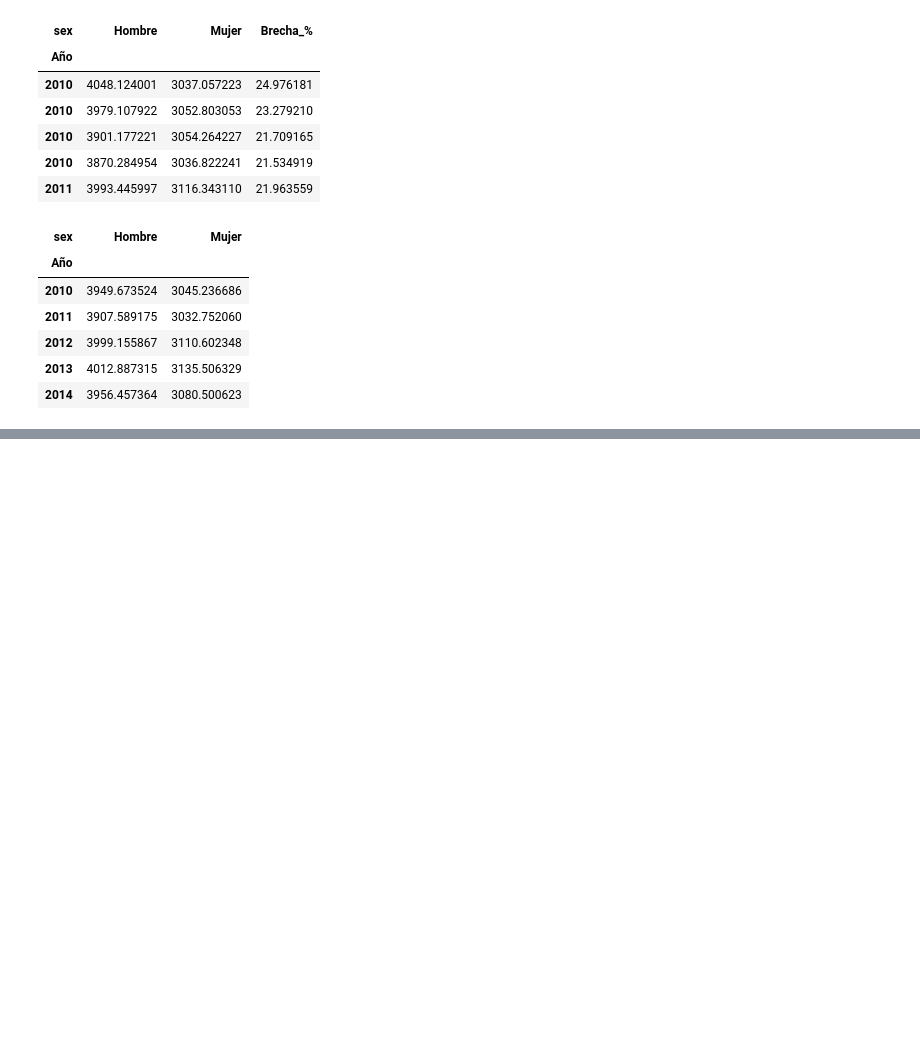
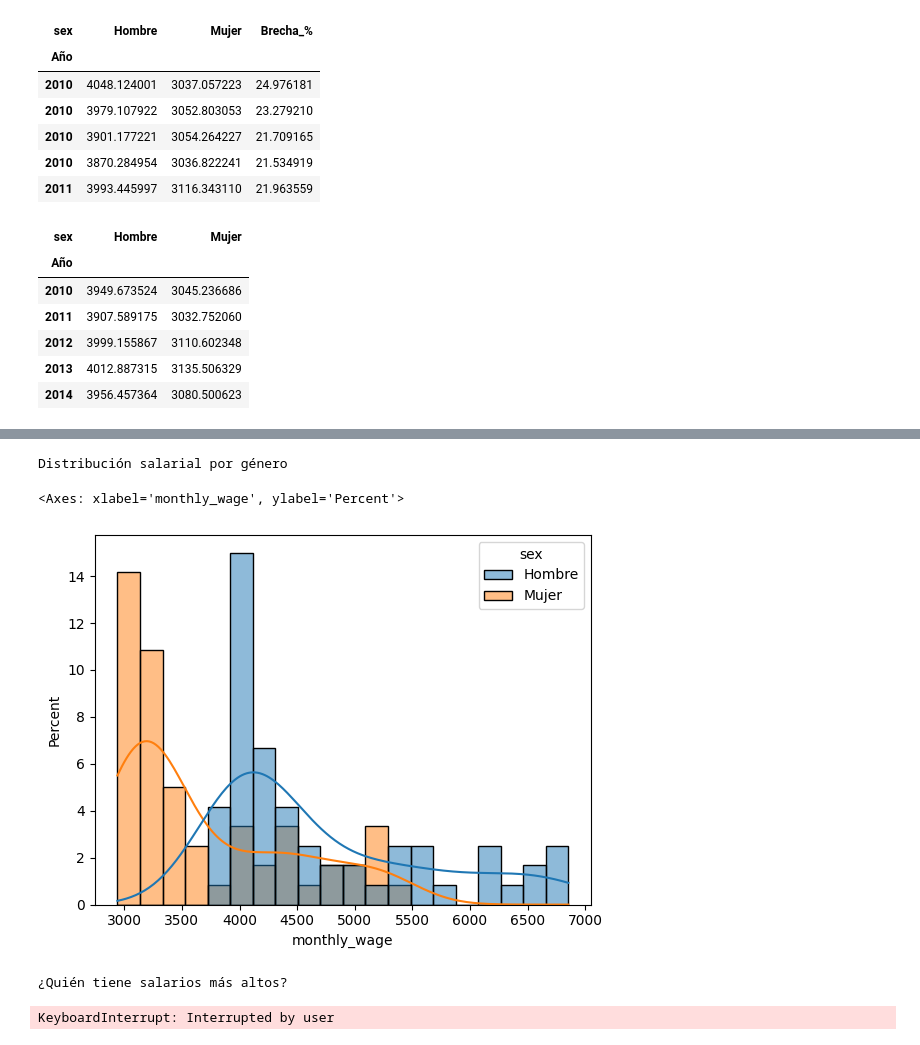
Before and after one commit to Monserrat-Vil/brecha_salarial, a Jupyter notebook: 1_gender-wagegap_fullanalysis.ipynb, the cells around one changed output, grey strips where cells are left out. Drawn from its saved outputs; the diff is of its cells as text; code cells hidden in the pictures; blank space fills up the shorter version.

```diff
--- a/1_gender-wagegap_fullanalysis.ipynb
+++ b/1_gender-wagegap_fullanalysis.ipynb
@@ -192,0 +215,28 @@ Salario promedio anual por sexo
+# %%
+print("Distribución salarial por género")
+sns.histplot(
+    data=df_genero,
+    x='monthly_wage',
+    hue='sex',
+    bins=20,
+    kde=True,
+    stat='percent'
+)
+# %% [output]
+Distribución salarial por género
+<Axes: xlabel='monthly_wage', ylabel='Percent'>
+[figure, added]
+# %%
+print("¿Quién tiene salarios más altos?")
+anio = int(input("Introduce el año: "))
+df_filtrado= df_genero[df_genero["Año"] == anio]
+sns.boxplot(
+    data=df_genero,
+    x='sex',
+    y='monthly_wage',
+    hue='sex',
+    palette='dark'
+).set(title=f"Rango promedio de salarios por sexo ({anio})")
+# %% [output]
+¿Quién tiene salarios más altos?
+KeyboardInterrupt: Interrupted by user
```
Also changed, not shown: parts of 3 cells of this notebook.
